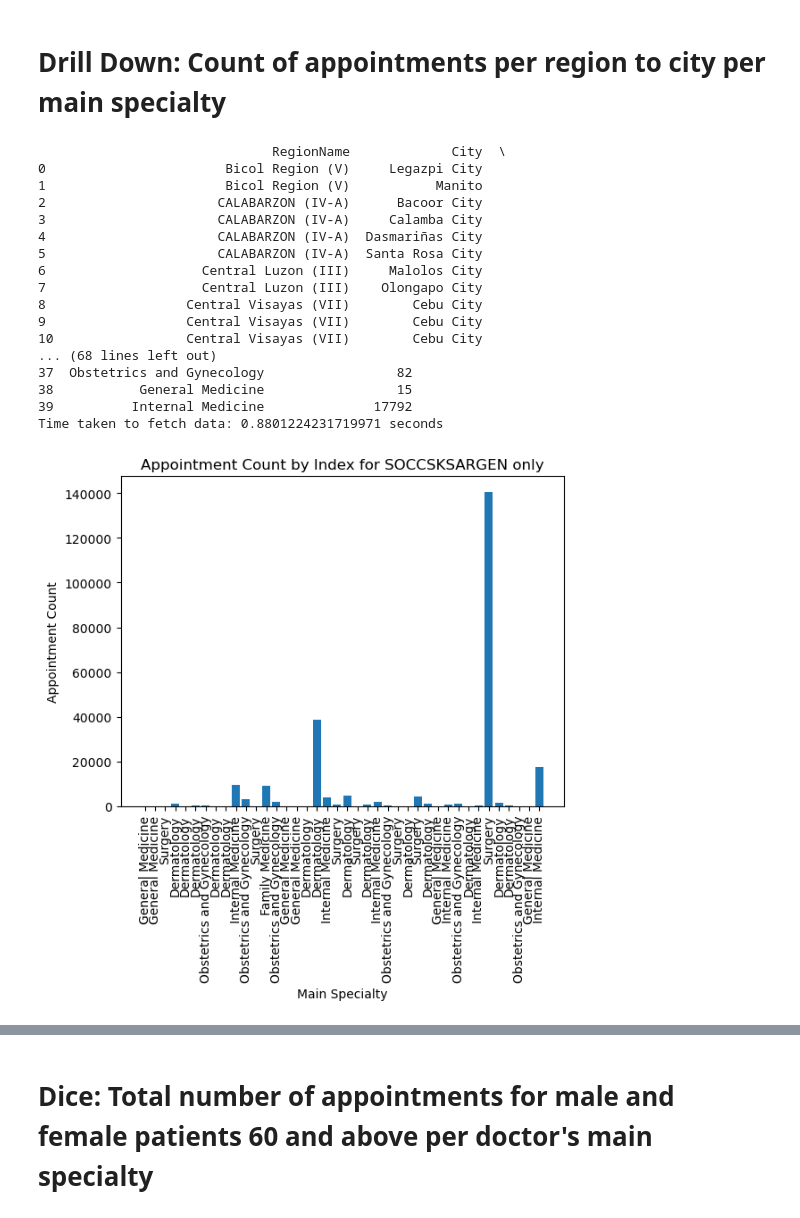
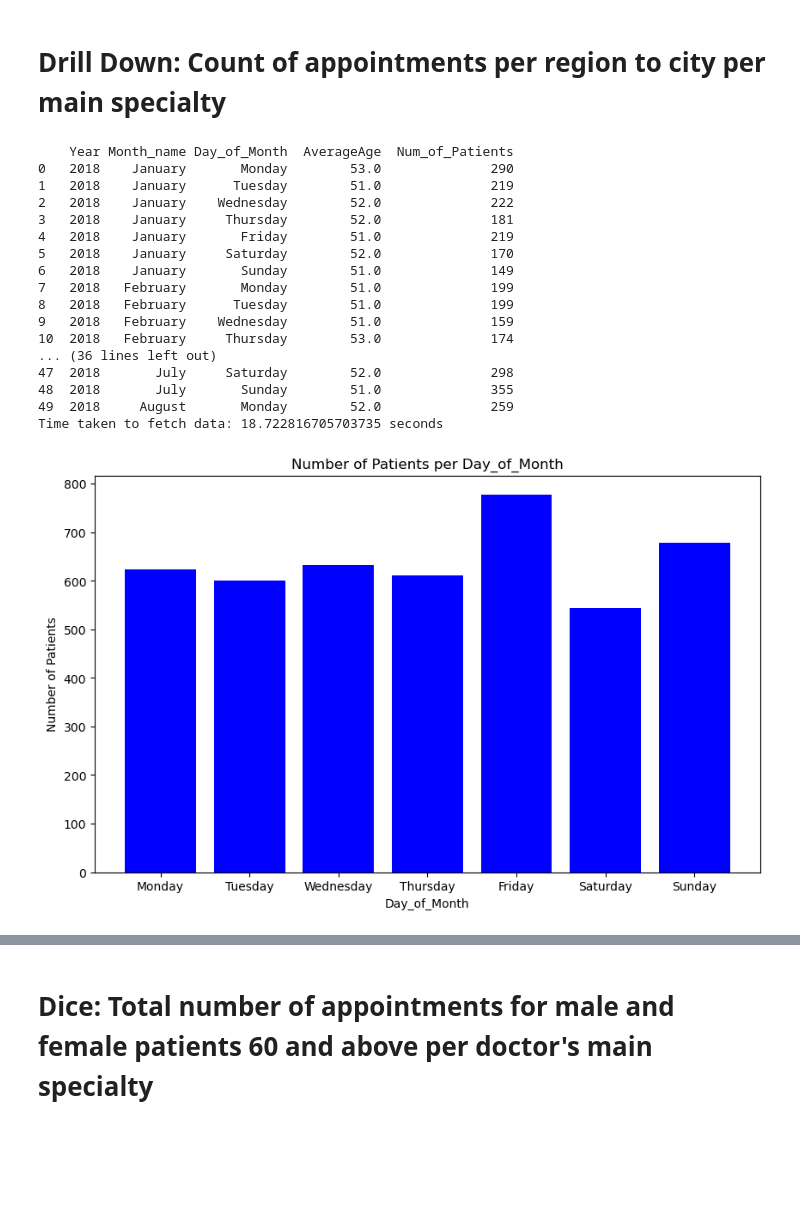
Before and after one commit to Johann-Uytanlet/STADVDB-MCO, a Jupyter notebook: MCO1 Query Visualization .ipynb, the cells around one changed output, grey strips where cells are left out. Drawn from its saved outputs; the diff is of its cells as text; code cells hidden in the pictures; blank space fills up the shorter version.

```diff
--- a/MCO1 Query Visualization .ipynb
+++ b/MCO1 Query Visualization .ipynb
@@ -323,15 +329,19 @@ OLAP_Query_2
 # %%
 query = """
     SELECT
-    c.RegionName,
-    c.City,
-    d.mainspecialty,
-    COUNT(*) AS appointment_count
+    YEAR(a.QueueDate) AS Year,
+    MONTHNAME(a.QueueDate) AS Month_name,
+    DAYNAME(a.QueueDate) AS Day_of_Month,
+    ROUND(AVG(p.age)) AS AverageAge,
+    COUNT(DISTINCT a.pxid) AS Num_of_Patients
 FROM appointments a
 JOIN doctors d ON a.doctorid = d.doctorid
 JOIN clinics c ON a.clinicid = c.clinicid
-GROUP BY c.RegionName,c.City, d.mainspecialty
-ORDER BY c.RegionName;
+JOIN px p ON a.pxid = p.pxid
+WHERE YEAR(QueueDate) >= 2018
+GROUP BY Year, MONTH(a.QueueDate), Month_name, Day_of_Month
+ORDER BY Year, MONTH(a.QueueDate), FIELD(Day_of_Month, 'Monday', 'Tuesday', 'Wednesday', 'Thursday', 'Friday', 'Saturday', 'Sunday');
+
 """
 start_time = time.time()
 OLAP_Query_3 = pd.read_sql_query(query, connection)
@@ -340,29 +350,30 @@ elapsed_time = time.time() - start_time
 print(OLAP_Query_3.head(50))
 print(f"Time taken to fetch data: {elapsed_time} seconds")
 # %% [output]
-                              RegionName             City  \
-0                       Bicol Region (V)     Legazpi City
-1                       Bicol Region (V)           Manito
-2                      CALABARZON (IV-A)      Bacoor City
-3                      CALABARZON (IV-A)     Calamba City
-4                      CALABARZON (IV-A)  Dasmariñas City
-5                      CALABARZON (IV-A)  Santa Rosa City
-6                    Central Luzon (III)     Malolos City
-7                    Central Luzon (III)    Olongapo City
-8                  Central Visayas (VII)        Cebu City
-9                  Central Visayas (VII)        Cebu City
-10                 Central Visayas (VII)        Cebu City
-... (68 lines left out)
-37  Obstetrics and Gynecology                 82
-38           General Medicine                 15
-39          Internal Medicine              17792
-Time taken to fetch data: 0.8801224231719971 seconds
+    Year Month_name Day_of_Month  AverageAge  Num_of_Patients
+0   2018    January       Monday        53.0              290
+1   2018    January      Tuesday        51.0              219
+2   2018    January    Wednesday        52.0              222
+3   2018    January     Thursday        52.0              181
+4   2018    January       Friday        51.0              219
+5   2018    January     Saturday        52.0              170
+6   2018    January       Sunday        51.0              149
+7   2018   February       Monday        51.0              199
+8   2018   February      Tuesday        51.0              199
+9   2018   February    Wednesday        51.0              159
+10  2018   February     Thursday        53.0              174
+... (36 lines left out)
+47  2018       July     Saturday        52.0              298
+48  2018       July       Sunday        51.0              355
+49  2018     August       Monday        52.0              259
+Time taken to fetch data: 18.722816705703735 seconds
 # %%
-plt.bar(range(len(OLAP_Query_3)), OLAP_Query_3['appointment_count'])
-plt.xticks(range(len(OLAP_Query_3)), OLAP_Query_3['mainspecialty'], rotation=90)
-plt.xlabel('Main Specialty')
-plt.ylabel('Appointment Count')
-plt.title('Appointment Count by Index for SOCCSKSARGEN only')
+# Bar graph for Num_of_Patients per Day_of_Month
+plt.figure(figsize=(10, 6))
+plt.bar(OLAP_Query_3['Day_of_Month'], OLAP_Query_3['Num_of_Patients'], color='blue')
+plt.xlabel('Day_of_Month')
+plt.ylabel('Number of Patients')
+plt.title('Number of Patients per Day_of_Month')
 plt.show()
 # %% [output]
-[figure, old version]
+[figure, new version]
```
Also changed, not shown: parts of 35 cells of this notebook, 2 other files.
